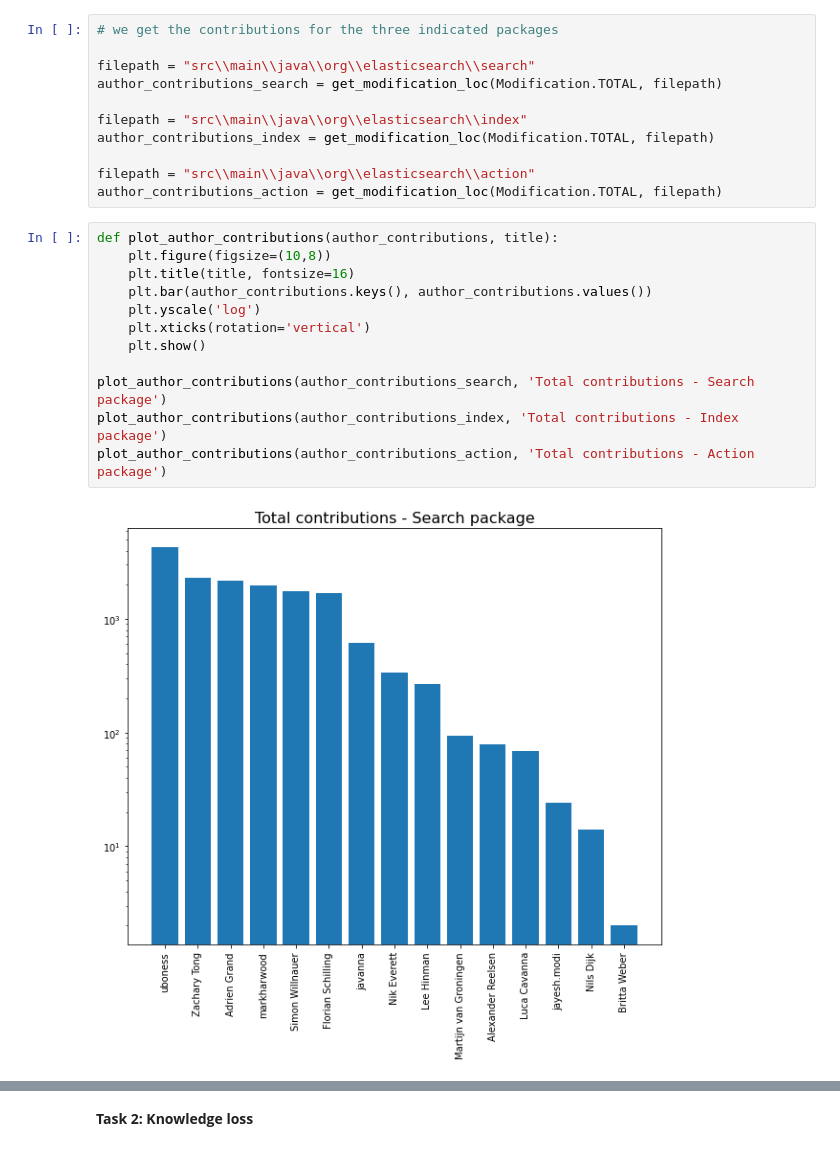
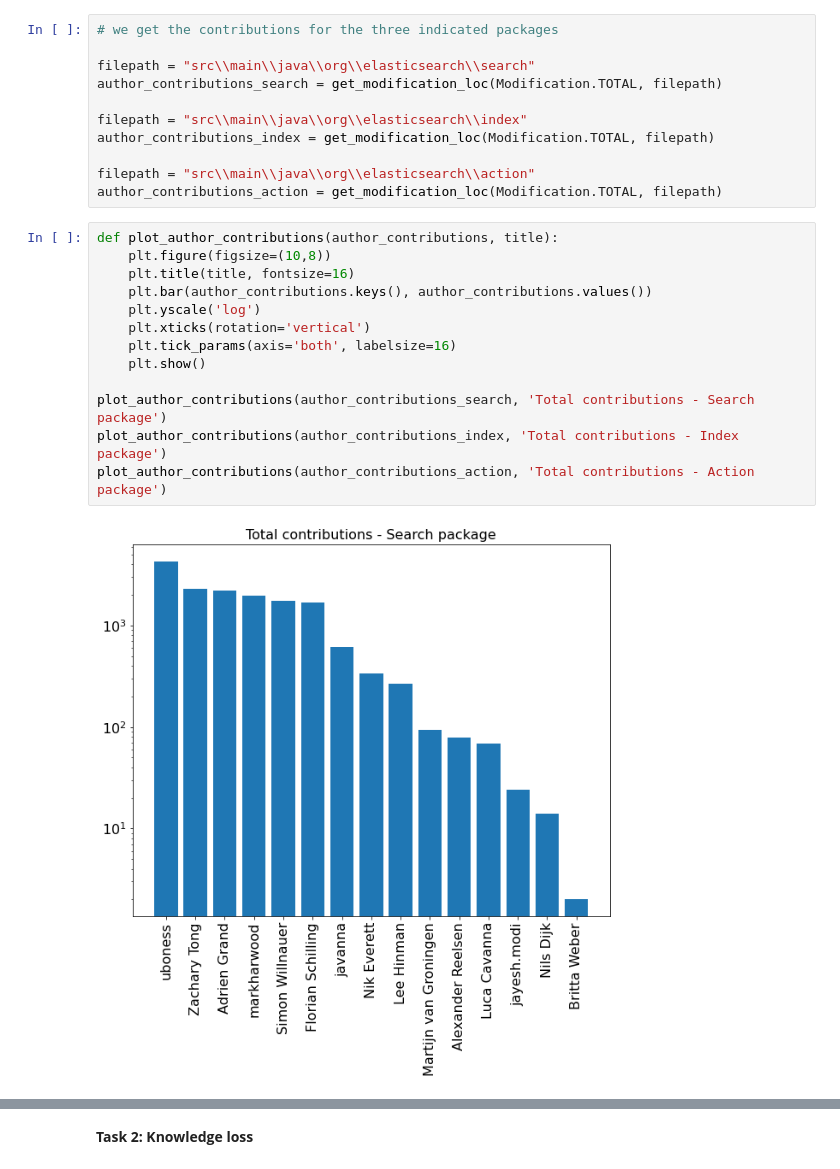
Before and after one commit to Shymsky/SOSY_SE, a Jupyter notebook: SOSY-SE2-EX1.ipynb, the cells around one changed output, grey strips where cells are left out. Cells and saved outputs as stored; diff of their text form.

```diff
--- a/SOSY-SE2-EX1.ipynb
+++ b/SOSY-SE2-EX1.ipynb
@@ -150,14 +162,15 @@ author_contributions_action = get_modification_loc(Modification.TOTAL, filepath)
 # %%
 def plot_author_contributions(author_contributions, title):
     plt.figure(figsize=(10,8))
     plt.title(title, fontsize=16)
     plt.bar(author_contributions.keys(), author_contributions.values())
     plt.yscale('log')
     plt.xticks(rotation='vertical')
+    plt.tick_params(axis='both', labelsize=16)
     plt.show()
 
 plot_author_contributions(author_contributions_search, 'Total contributions - Search package')
 plot_author_contributions(author_contributions_index, 'Total contributions - Index package')
 plot_author_contributions(author_contributions_action, 'Total contributions - Action package')
 # %% [output]
-[figure, old version]
+[figure, new version]
```
Also changed, not shown: parts of 11 cells of this notebook, 2 other files.
